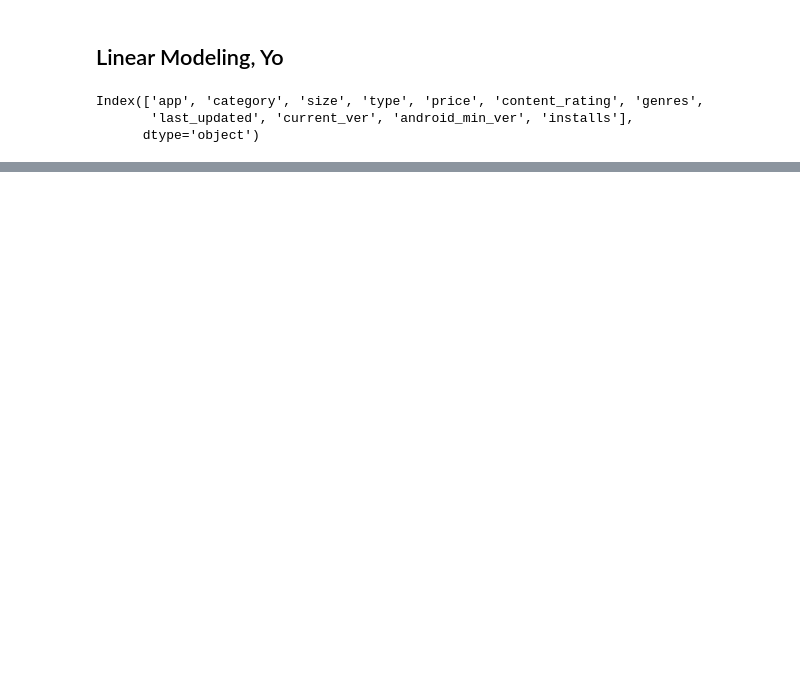
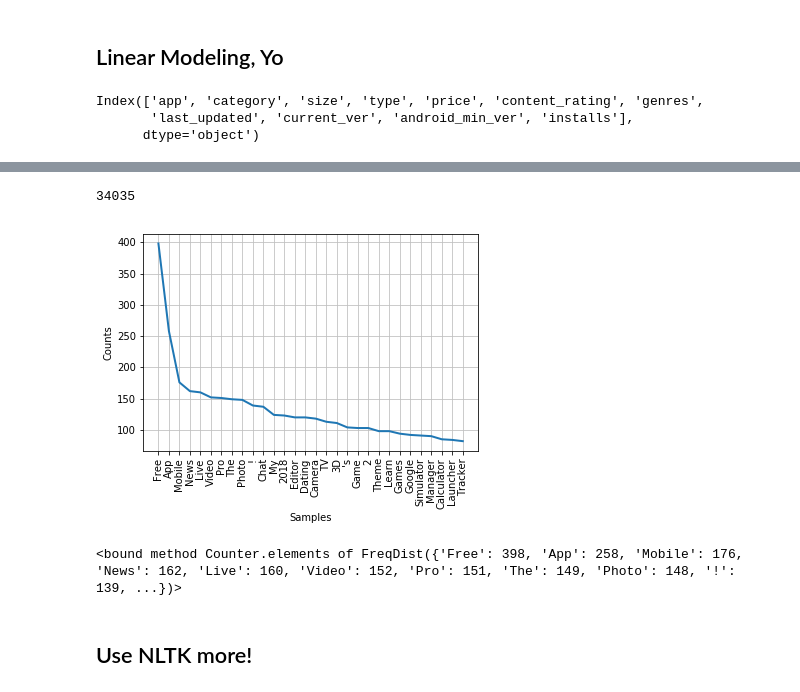
Before and after one commit to DanielColinaCuartin/INFO370-Final-Projects, a Jupyter notebook: pierce_workspace.ipynb, the cells around one changed output, grey strips where cells are left out. Saved outputs shown, nothing was run; the diff lists cells and outputs as text; code cells hidden in the pictures; blank space fills up the shorter version.

Commit message:
work with NLTK and prep

```diff
--- a/pierce_workspace.ipynb
+++ b/pierce_workspace.ipynb
@@ -127,0 +299,5 @@ ValueError: shapes (9360,19) and (9360,19) not aligned: 19 (dim 1) != 9360 (dim
+# %%
+play_features = pd.read_csv('data/prepped/play_features.csv')
+play_outcomes = pd.read_csv('data/prepped/play_outcomes.csv')
+
+play_features.head(1)
@@ -127,0 +307,30 @@ ValueError: shapes (9360,19) and (9360,19) not aligned: 19 (dim 1) != 9360 (dim
+# %%
+from nltk.tokenize import word_tokenize
+from nltk.corpus import stopwords
+
+stop_words=list(stopwords.words("english"))
+
+stop_words.extend(['/', ':', '.', '&', '(', ')', '-', ",", '-', '–'])
+
+words_list = []
+
+for title in play_features.app:
+    for word in word_tokenize(title):
+        if word not in stop_words:
+            words_list.append(word)
+
+print(len(words_list))
+
+from nltk.probability import FreqDist
+
+fdist = FreqDist(words_list)
+
+fdist.plot(30,cumulative=False)
+
+fdist.elements
+# %% [output]
+34035
+[figure, added]
+<bound method Counter.elements of FreqDist({'Free': 398, 'App': 258, 'Mobile': 176, 'News': 162, 'Live': 160, 'Video': 152, 'Pro': 151, 'The': 149, 'Photo': 148, '!': 139, ...})>
+# %% [markdown]
+## Use NLTK more!
```
Also changed, not shown: parts of 21 cells of this notebook, 2 other files.
